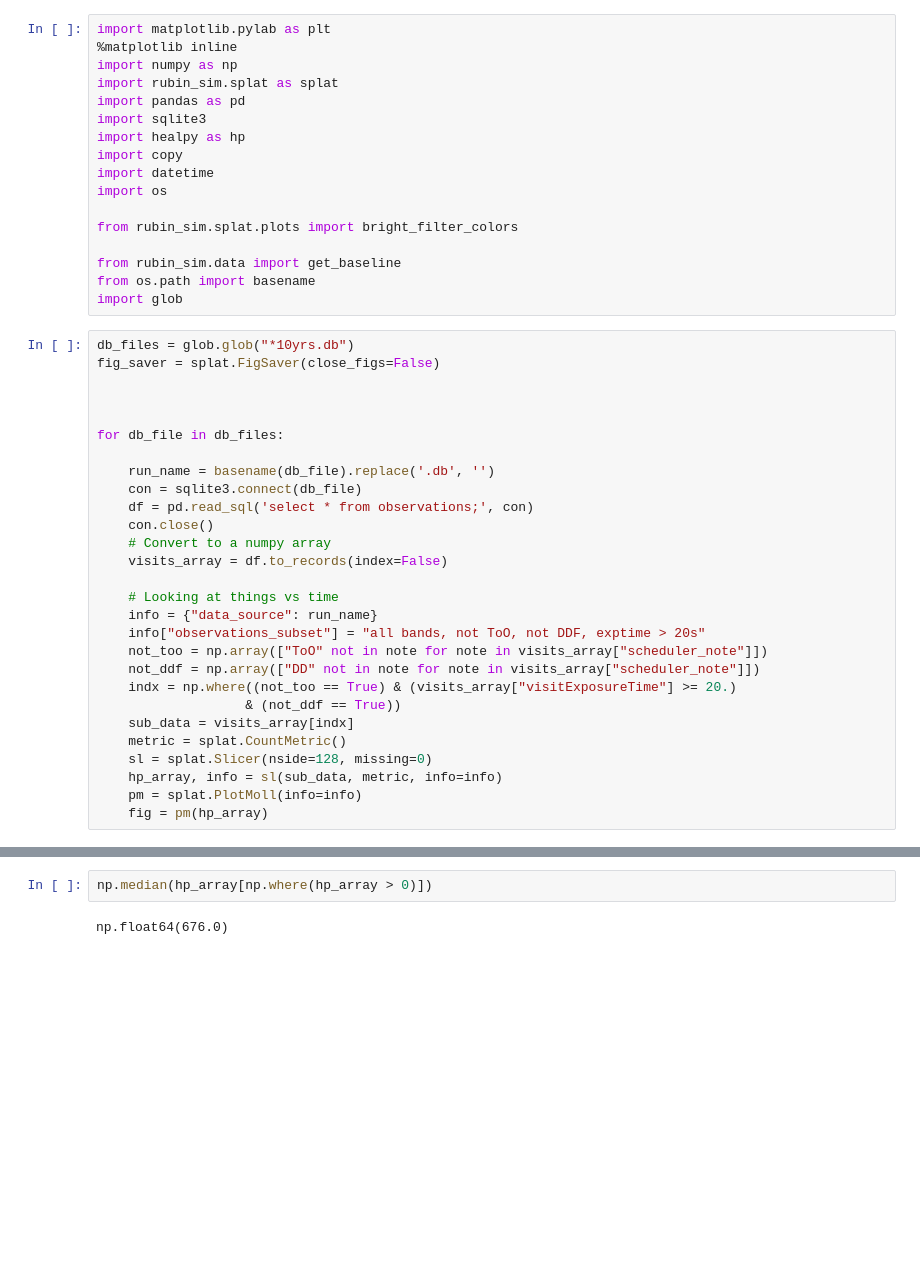
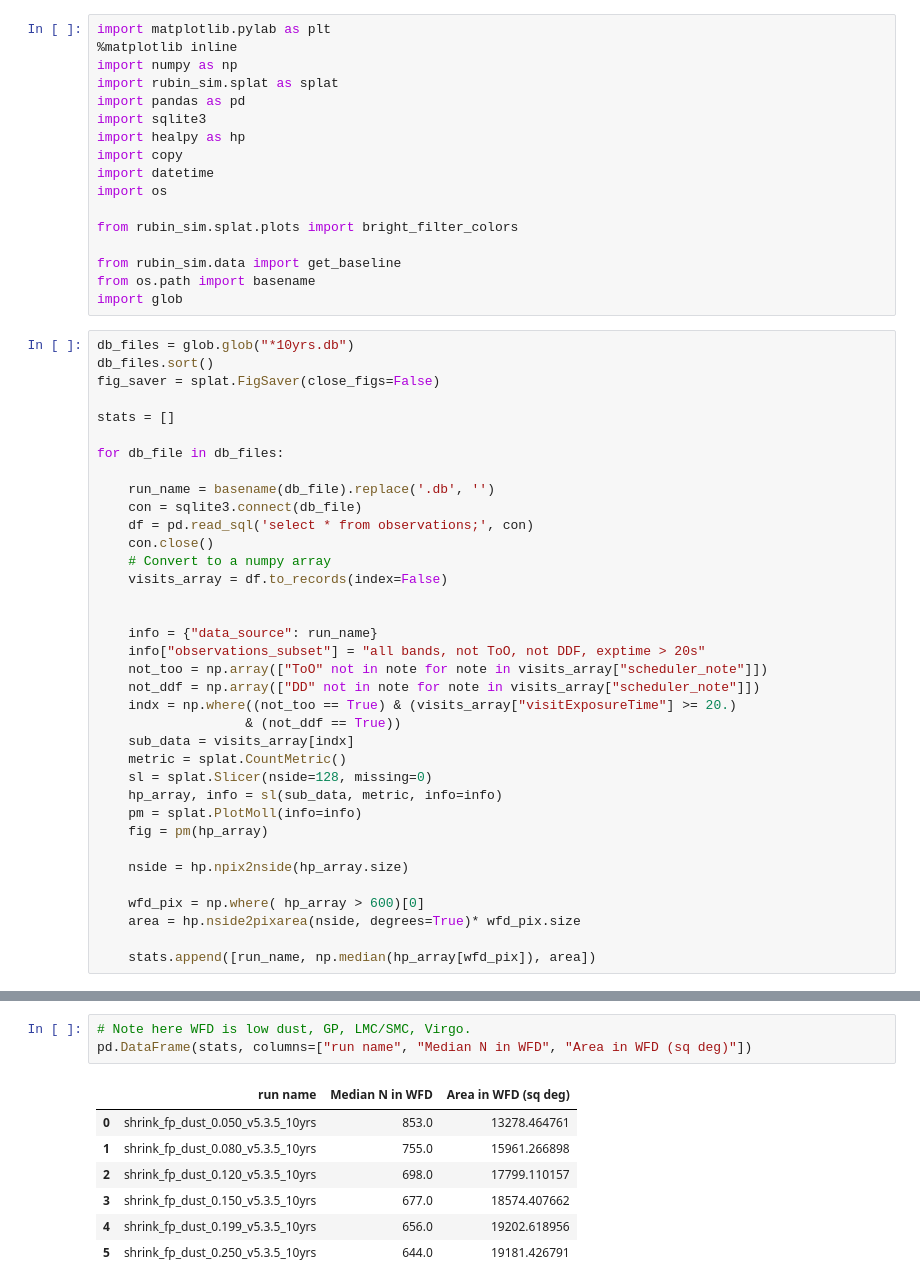
Before and after one commit to lsst-sims/sims_featureScheduler_runs5.3, a Jupyter notebook: shrink_fp/fp_results.ipynb, the cells around one changed output, grey strips where cells are left out. Drawn from its saved outputs; the diff is of its cells as text; blank space fills up the shorter version.

```diff
--- a/shrink_fp/fp_results.ipynb
+++ b/shrink_fp/fp_results.ipynb
@@ -17,9 +17,10 @@ from os.path import basename
 import glob
 # %%
 db_files = glob.glob("*10yrs.db")
+db_files.sort()
 fig_saver = splat.FigSaver(close_figs=False)
 
-
+stats = []
 
 for db_file in db_files:
 
@@ -30,7 +31,7 @@ for db_file in db_files:
     # Convert to a numpy array
     visits_array = df.to_records(index=False)
 
-    # Looking at things vs time
+
     info = {"data_source": run_name}
     info["observations_subset"] = "all bands, not ToO, not DDF, exptime > 20s"
     not_too = np.array(["ToO" not in note for note in visits_array["scheduler_note"]])
@@ -43,4 +44,11 @@ for db_file in db_files:
     hp_array, info = sl(sub_data, metric, info=info)
     pm = splat.PlotMoll(info=info)
     fig = pm(hp_array)
+
+    nside = hp.npix2nside(hp_array.size)
+
+    wfd_pix = np.where( hp_array > 600)[0]
+    area = hp.nside2pixarea(nside, degrees=True)* wfd_pix.size
+
+    stats.append([run_name, np.median(hp_array[wfd_pix]), area])
 # %% [output]
@@ -53,4 +61,11 @@ for db_file in db_files:
-# %%
-np.median(hp_array[np.where(hp_array > 0)])
-# %% [output]
-np.float64(676.0)
+# %%
+# Note here WFD is low dust, GP, LMC/SMC, Virgo.
+pd.DataFrame(stats, columns=["run name", "Median N in WFD", "Area in WFD (sq deg)"])
+# %% [output]
+|  | run name | Median N in WFD | Area in WFD (sq deg) |
+| 0 | shrink_fp_dust_0.050_v5.3.5_10yrs | 853.0 | 13278.464761 |
+| 1 | shrink_fp_dust_0.080_v5.3.5_10yrs | 755.0 | 15961.266898 |
+| 2 | shrink_fp_dust_0.120_v5.3.5_10yrs | 698.0 | 17799.110157 |
+| 3 | shrink_fp_dust_0.150_v5.3.5_10yrs | 677.0 | 18574.407662 |
+| 4 | shrink_fp_dust_0.199_v5.3.5_10yrs | 656.0 | 19202.618956 |
+| 5 | shrink_fp_dust_0.250_v5.3.5_10yrs | 644.0 | 19181.426791 |
```
Also changed, not shown: parts of 1 cell of this notebook.
